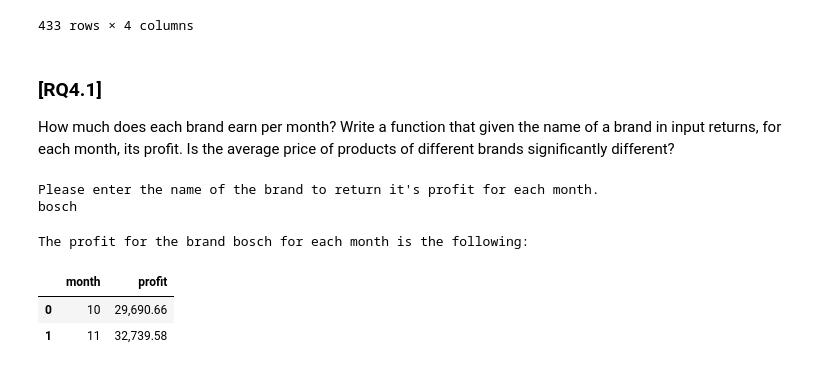
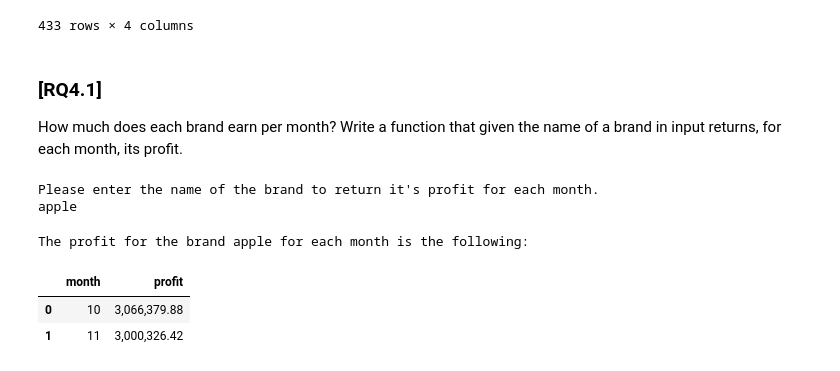
Before and after one commit to freebirdT/ADM_homework2, a Jupyter notebook: main.ipynb, the cells around one changed output. Saved outputs shown, nothing was run; the diff lists cells and outputs as text; code cells hidden in the pictures.

```diff
--- a/main.ipynb
+++ b/main.ipynb
@@ -306,30 +307,36 @@ The number of purchases for each product category and the conversion rate for ea
 433 rows × 4 columns
 # %% [markdown]
 ### [RQ4.1]
-How much does each brand earn per month? Write a function that given the name of a brand in input returns, for each month, its profit. Is the average price of products of different brands significantly different?
+How much does each brand earn per month? Write a function that given the name of a brand in input returns, for each month, its profit.
 # %%
 gc.collect()
 
-# Input the name of the brand
-print("Please enter the name of the brand to return it's profit for each month.")
-brandName = input()
+# The function returns, for each month, the profit of the given brand
+def getProfitsPerMonth(brandName):
 
-# Select only the rows with the given brand name
-brandedTable = pd.DataFrame(dataset[dataset.brand == brandName])
+    # Select only the rows with the given brand name
+    brandedTable = pd.DataFrame(dataset[dataset.brand == brandName])
 
-# Select only the rows with the selled item and calculate the total profit for each month
-brandedTable = pd.DataFrame(brandedTable[dataset.event_type == 'purchase'].groupby(dataset.event_time.dt.month).price.sum()).rename(columns={'price':'profit'}).reset_index()
+    # Select only the rows with the selled item and calculate the total profit for each month
+    brandedTable = pd.DataFrame(brandedTable[dataset.event_type == 'purchase'].groupby(dataset.event_time.dt.month).price.sum()).rename(columns={'price':'profit'}).reset_index()
 
-# Renaming the column for a better understanding of the output
-brandedTable.columns = ['month','profit']
+    # Renaming the column for a better understanding of the output
+    brandedTable.columns = ['month','profit']
 
-# Outputting the profits of the given brand for each month
-print("The profit for the brand " + "bosch" + " for each month is the following:")
-brandedTable
+    return brandedTable
-# %% [output]
-Please enter the name of the brand to return it's profit for each month.
-bosch
-The profit for the brand bosch for each month is the following:
-|  | month | profit |
-| 0 | 10 | 29,690.66 |
-| 1 | 11 | 32,739.58 |
+# %%
+# Input the name of the brand
+print("Please enter the name of the brand to return it's profit for each month.")
+brandName = input()
+brandedTable = getProfitsPerMonth(brandName)
+
+# Outputting the profits of the given brand for each month
+print("The profit for the brand " + brandName + " for each month is the following:")
+brandedTable
+# %% [output]
+Please enter the name of the brand to return it's profit for each month.
+apple
+The profit for the brand apple for each month is the following:
+|  | month | profit |
+| 0 | 10 | 3,066,379.88 |
+| 1 | 11 | 3,000,326.42 |
```
Also changed, not shown: parts of 10 cells of this notebook.
